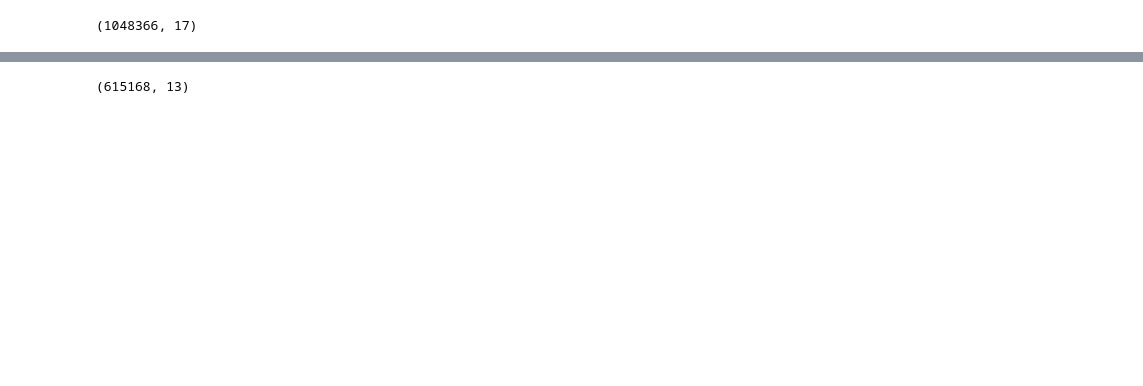
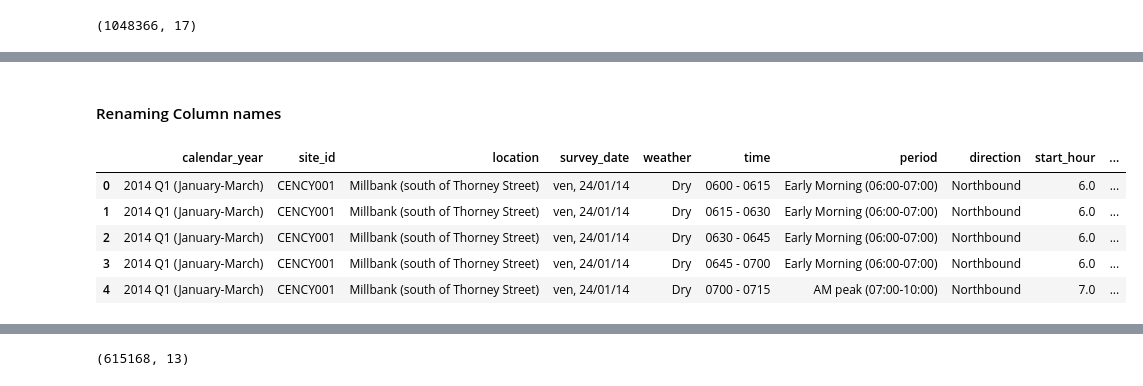
Before and after one commit to teamlse2022/Thoughtworks, a Jupyter notebook: London Dataset/LSE Employer Project Central, Inner London and Biking Sites Analysis 23-09-22.ipynb, the cells around one changed output, grey strips where cells are left out. Cells and saved outputs as stored; diff of their text form; code cells hidden in the pictures; blank space fills up the shorter version.

```diff
--- a/London Dataset/LSE Employer Project Central, Inner London and Biking Sites Analysis 23-09-22.ipynb
+++ b/London Dataset/LSE Employer Project Central, Inner London and Biking Sites Analysis 23-09-22.ipynb
@@ -51,0 +249,28 @@ print(cent_lon.shape)
+# %% [markdown]
+#### Renaming Column names
+# %%
+# Renaming Columns for cent_lon using PEP-8 variable naming convention
+cent_lon.rename(columns = {"Survey wave (calendar quarter)": "calendar_year",
+                          "Site ID": "site_id",
+                          "Location":"location",
+                          "Survey date":"survey_date",
+                          "Weather":"weather",
+                          "Time":"time",
+                          "Period":"period",
+                          "Direction":"direction",
+                          "Start hour":"start_hour",
+                          "Start minute":"start_minute",
+                          "Number of private cycles":"cycles_private",
+                          "Number of cycle hire bikes":"cycles_hire",
+                          "Total cycles":"cycles_total"},
+                        inplace=True)
+
+# Viewing the Dataframe
+cent_lon.head()
+# %% [output]
+|  | calendar_year | site_id | location | survey_date | weather | time | period | direction | start_hour | ... |
+| 0 | 2014 Q1 (January-March) | CENCY001 | Millbank (south of Thorney Street) | ven, 24/01/14 | Dry | 0600 - 0615 | Early Morning (06:00-07:00) | Northbound | 6.0 | ... |
+| 1 | 2014 Q1 (January-March) | CENCY001 | Millbank (south of Thorney Street) | ven, 24/01/14 | Dry | 0615 - 0630 | Early Morning (06:00-07:00) | Northbound | 6.0 | ... |
+| 2 | 2014 Q1 (January-March) | CENCY001 | Millbank (south of Thorney Street) | ven, 24/01/14 | Dry | 0630 - 0645 | Early Morning (06:00-07:00) | Northbound | 6.0 | ... |
+| 3 | 2014 Q1 (January-March) | CENCY001 | Millbank (south of Thorney Street) | ven, 24/01/14 | Dry | 0645 - 0700 | Early Morning (06:00-07:00) | Northbound | 6.0 | ... |
+| 4 | 2014 Q1 (January-March) | CENCY001 | Millbank (south of Thorney Street) | ven, 24/01/14 | Dry | 0700 - 0715 | AM peak (07:00-10:00) | Northbound | 7.0 | ... |
```
Also changed, not shown: parts of 151 cells of this notebook.
